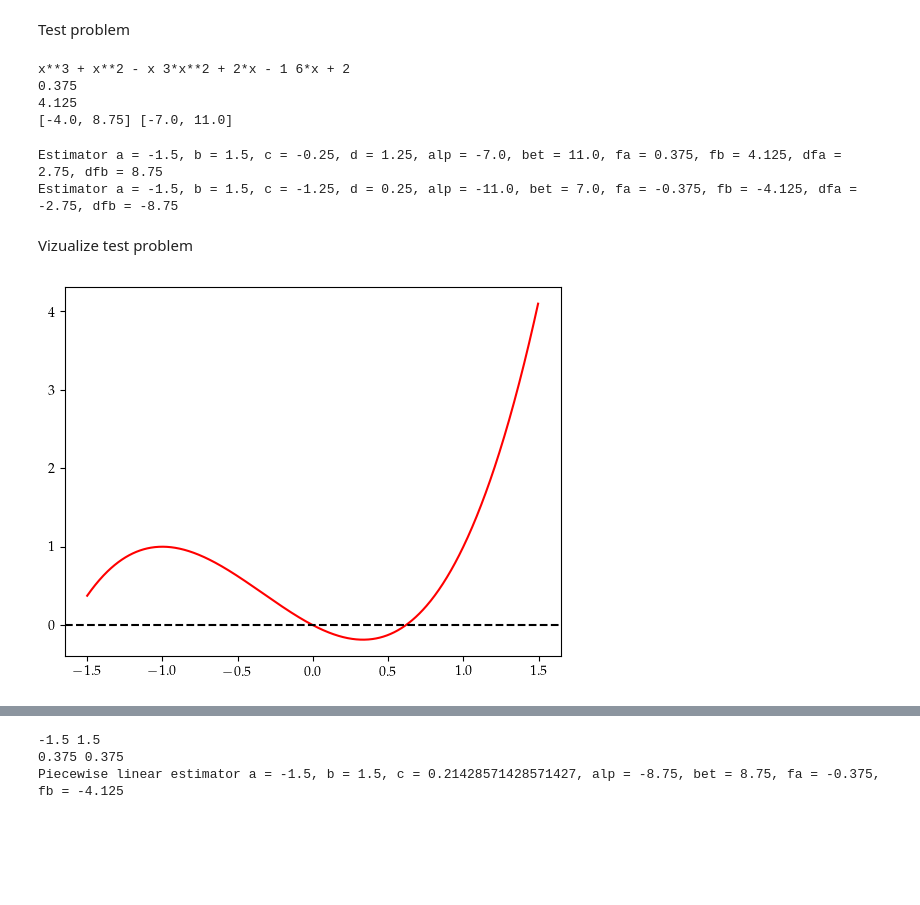
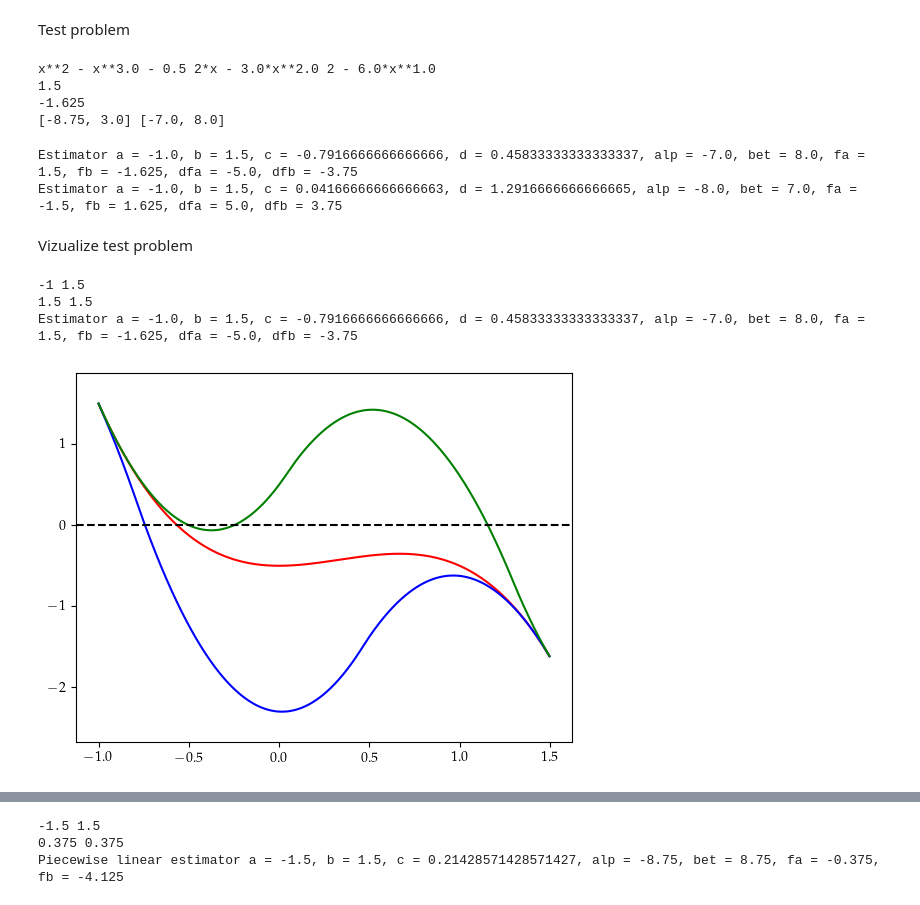
Before and after one commit to zhongqi2016/univarsolver, a Jupyter notebook: FZCP/Test PSQE.ipynb, the cells around one changed output, grey strips where cells are left out. Drawn from its saved outputs; the diff is of its cells as text; code cells hidden in the pictures; blank space fills up the shorter version.

```diff
--- a/FZCP/Test PSQE.ipynb
+++ b/FZCP/Test PSQE.ipynb
@@ -57,7 +57,8 @@ def plot_problem(flist, min_list, a, b):
 Test problem
 # %%
 x = sym.symbols('x')
-e_f = x**3-x+x**2
+# e_f = x**3-x+x**2
+e_f=-x**3.0+x**2-0.5
 # e_f=-x**3-x**2+4.8
 # e_f=-(1./(7.26231 * (10. * x - 1.34364)**2 + 0.25275) + 1./(3.96356 * (10. * x - 2.55069)**2 + 0.1899) + 1./(6.64323 * (10. * x - 6.51593)**2 + 0.11877) + 1./(7.13707 * (10. * x - 0.28347)**2 + 0.18655) + 1./(1.00844 * (10. * x - 7.6228)**2 + 0.18908) + 1./(2.12438 * (10. * x - 7.2154)**2 + 0.28905) + 1./(1.1261 * (10. * x - 9.01427)**2 + 0.10509) + 1./(8.2846 * (10. * x - 5.41412)**2 + 0.17624) + 1./(3.4012 * (10. * x - 2.16599)**2 + 0.10581) + 1./(3.51853 * (10. * x - 2.21692)**2 + 0.19916)-15.5)
 # e_f = x ** 3 + 2 * x - 10 + sin(10 * x)
@@ -84,7 +85,7 @@ ddf = sym.lambdify(x, e_ddf, modules=[module_sin, module_cos])
 nddf = sym.lambdify(x, e_nddf)
 # a = -1.
 # b = 2.
-a=-1.5
+a=-1
 b=1.5
 idef = Interval([a, b])
 print(f(a))
@@ -95,10 +96,10 @@ di = df(idef)
 ddi = ddf(idef)
 print(di, ddi)
 # %% [output]
-x**3 + x**2 - x 3*x**2 + 2*x - 1 6*x + 2
-0.375
-4.125
-[-4.0, 8.75] [-7.0, 11.0]
+x**2 - x**3.0 - 0.5 2*x - 3.0*x**2.0 2 - 6.0*x**1.0
+1.5
+-1.625
+[-8.75, 3.0] [-7.0, 8.0]
 # %%
 
 # estim = pq.PSQE_Under(a, b, ddi.x[0], ddi.x[1], f, df)
@@ -122,65 +123,68 @@ print(estim_int_ob)
 #             estim_int_ob.lower_bound_and_point()]
 # print(min_list)
 # %% [output]
-Estimator a = -1.5, b = 1.5, c = -0.25, d = 1.25, alp = -7.0, bet = 11.0, fa = 0.375, fb = 4.125, dfa = 2.75, dfb = 8.75
-Estimator a = -1.5, b = 1.5, c = -1.25, d = 0.25, alp = -11.0, bet = 7.0, fa = -0.375, fb = -4.125, dfa = -2.75, dfb = -8.75
+Estimator a = -1.0, b = 1.5, c = -0.7916666666666666, d = 0.45833333333333337, alp = -7.0, bet = 8.0, fa = 1.5, fb = -1.625, dfa = -5.0, dfb = -3.75
+Estimator a = -1.0, b = 1.5, c = 0.04166666666666663, d = 1.2916666666666665, alp = -8.0, bet = 7.0, fa = -1.5, fb = 1.625, dfa = 5.0, dfb = 3.75
 # %% [markdown]
 Vizualize test problem
 # %%
 colors = ['r-', 'b-', 'g-', 'y-', 'm-', 'c-']
 step = (b - a) / 1000.
 ta = np.arange(a, b , step)
 num_points = len(ta)
 flist1 = []
 flist2 = []
 le = a
 re = b
 num_funcs = 1
 fta1 = np.empty([num_funcs, num_points])
 fta2 = np.empty([num_funcs, num_points])
 fta = np.empty( num_points)
 for i in range(0, num_funcs):
     ole = le
     ore = re
-    # estim_int = pq.PSQE_Bounds(le, re, ddi.x[0], ddi.x[1], f(le), f(re), df(le), df(re), True)
-    #
-    # if f(re)<0:
-    #     estim_int_ob = pq.PSQE_Bounds(le, re, ddi.x[0], ddi.x[1], f(le), f(re), df(le), df(re), False)
-    #     re = estim_int_ob.get_right_end()
-    # else:
-    #     re=estim_int.get_right_end2()
-    # le = estim_int.get_left_end()
-    # print(ole,ore)
-    # f1=estim_int.estimator
-    # f2=estim_int_ob.nestimator
-    # print(f1(a),f2(a))
-    # print(estim_int)
-    # flist1.append(estim_int.estimator)
-    # flist2.append(estim_int_ob.nestimator)
-    # for j in range(num_points):
-    #     if ole <= ta[j] <= ore:
-    #         fta1[i, j] = f1(ta[j])
-    #         fta2[i, j] = f2(ta[j])
-    #     else:
-    #         fta1[i,j]=None
-    #         fta2[i,j]=None
+    estim_int = pq.PSQE_Bounds(le, re, ddi.x[0], ddi.x[1], f(le), f(re), df(le), df(re), True)
+
+    if f(re)<0:
+        estim_int_ob = pq.PSQE_Bounds(le, re, ddi.x[0], ddi.x[1], f(le), f(re), df(le), df(re), False)
+        re = estim_int_ob.get_right_end()
+    else:
+        re=estim_int.get_right_end2()
+    le = estim_int.get_left_end()
+    print(ole,ore)
+    f1=estim_int.estimator
+    f2=estim_int_ob.nestimator
+    print(f1(a),f2(a))
+    print(estim_int)
+    flist1.append(estim_int.estimator)
+    flist2.append(estim_int_ob.nestimator)
+    for j in range(num_points):
+        if ole <= ta[j] <= ore:
+            fta1[i, j] = f1(ta[j])
+            fta2[i, j] = f2(ta[j])
+        else:
+            fta1[i,j]=None
+            fta2[i,j]=None
 lb = np.amin(fta1[0])
 ub = np.amax(fta2[0])
 d = (ub - lb) * 0.1
 for j in range(num_points):
     fta[j] = f(ta[j])
 plt.plot(ta, fta, 'r-')
 
-# for i in range(num_funcs):
-#     plt.plot(ta, fta1[i, :], 'b-')
-    # plt.plot(ta, fta2[i, :], 'g-')
+for i in range(num_funcs):
+    plt.plot(ta, fta1[i, :], 'b-')
+    plt.plot(ta, fta2[i, :], 'g-')
 
-# plt.ylim([lb - d, ub + d])
+plt.ylim([lb - d, ub + d])
 plt.axhline(y=0, linestyle='--', color='black')
 plt.savefig('./certain.png', dpi=500)
 plt.show()
 # %% [output]
+-1 1.5
+1.5 1.5
+Estimator a = -1.0, b = 1.5, c = -0.7916666666666666, d = 0.45833333333333337, alp = -7.0, bet = 8.0, fa = 1.5, fb = -1.625, dfa = -5.0, dfb = -3.75
-[figure, old version]
+[figure, new version]
 # %%
 colors = ['r-', 'b-', 'g-', 'y-', 'm-', 'c-']
 step = (b - a) / 1000.
```
Also changed, not shown: parts of 1 cell of this notebook, 16 other files.
